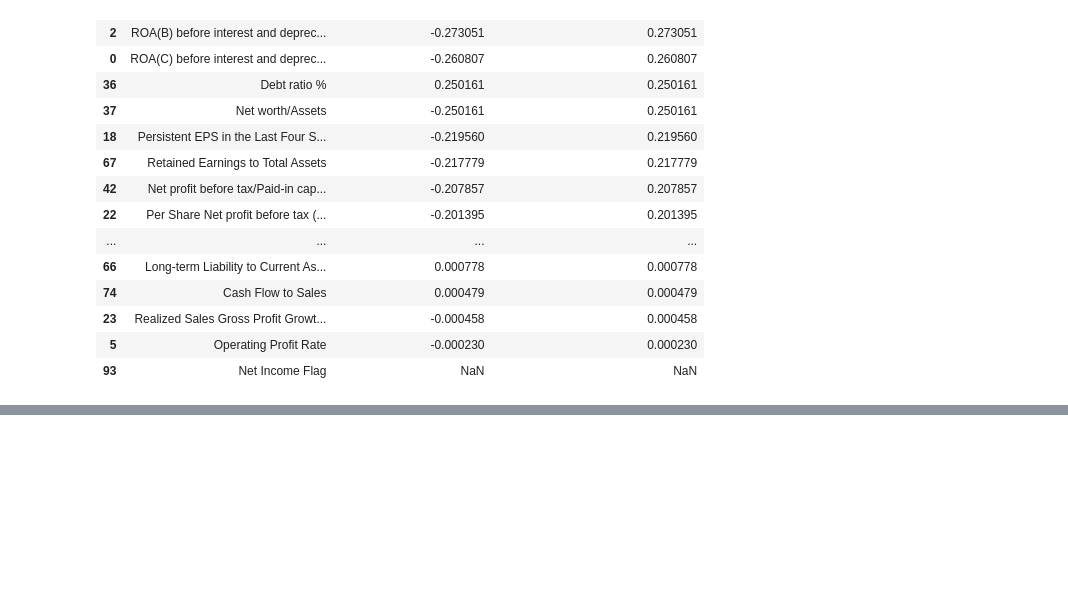
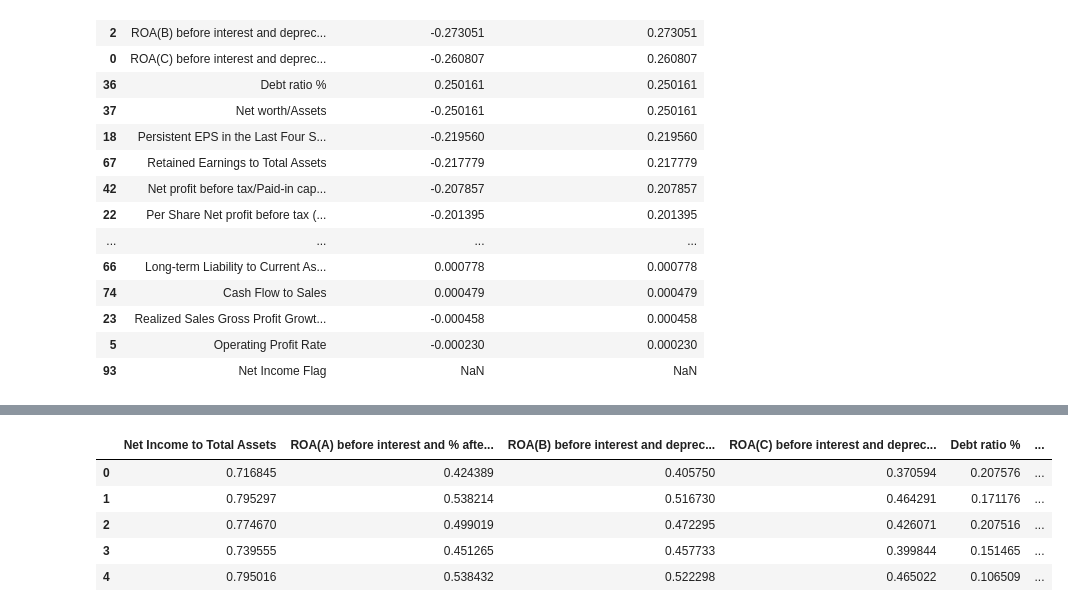
Before and after one commit to camilouribeg/DS4I-Project, a Jupyter notebook: notebooks/exploration/eda_analysis.ipynb, the cells around one changed output, grey strips where cells are left out. Cells and saved outputs as stored; diff of their text form; code cells hidden in the pictures; blank space fills up the shorter version.

```diff
--- a/notebooks/exploration/eda_analysis.ipynb
+++ b/notebooks/exploration/eda_analysis.ipynb
@@ -233,0 +289,5 @@ data
+# %%
+#Append the target variable to the final_cols
+final_cols = correlation_df["Variable"].tolist()
+final_cols.append("Bankrupt?")
+final_cols
@@ -233,0 +312,16 @@ data
+# %%
+#Create a copy of the data
+data_copy = data.copy()
+
+#Keep only the columns in final_cols in the data
+data_copy = data_copy[final_cols]
+
+#Print the data
+data_copy.head()
+# %% [output]
+|  | Net Income to Total Assets | ROA(A) before interest and % afte... | ROA(B) before interest and deprec... | ROA(C) before interest and deprec... | Debt ratio % | ... |
+| 0 | 0.716845 | 0.424389 | 0.405750 | 0.370594 | 0.207576 | ... |
+| 1 | 0.795297 | 0.538214 | 0.516730 | 0.464291 | 0.171176 | ... |
+| 2 | 0.774670 | 0.499019 | 0.472295 | 0.426071 | 0.207516 | ... |
+| 3 | 0.739555 | 0.451265 | 0.457733 | 0.399844 | 0.151465 | ... |
+| 4 | 0.795016 | 0.538432 | 0.522298 | 0.465022 | 0.106509 | ... |
```
Also changed, not shown: parts of 13 cells of this notebook, 3 other files.
